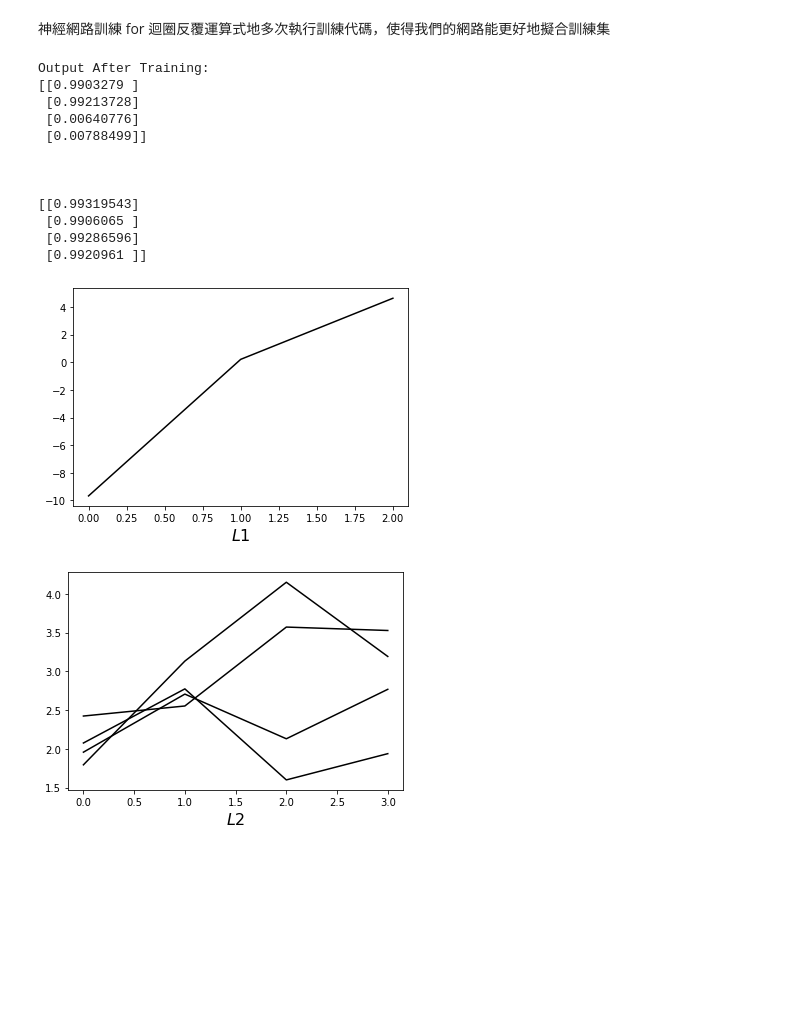
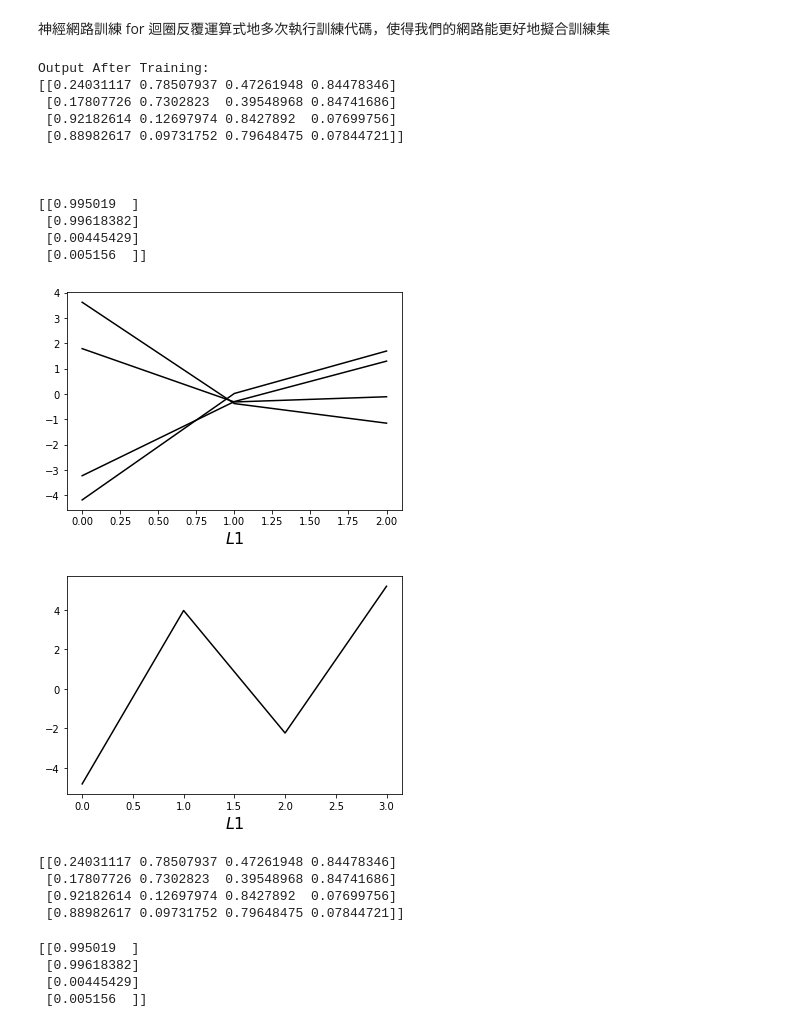
Before and after one commit to YuHsunWang/ML100day, a Jupyter notebook: Day_075_Back_Propagation_HW.ipynb, the cells around one changed output. Saved outputs shown, nothing was run; the diff lists cells and outputs as text; code cells hidden in the pictures; blank space fills up the shorter version.

```diff
--- a/Day_075_Back_Propagation_HW.ipynb
+++ b/Day_075_Back_Propagation_HW.ipynb
@@ -39,9 +39,9 @@ np.random.seed(1)
 #但每次開始訓練時，得到的權重初始集分佈都是完全一致的。
 
 # initialize weights randomly with mean 0
-syn0 = 2*np.random.random((3,1)) - 1
+syn0 = 2*np.random.random((3,4)) - 1
 # define syn1
-syn1 = 3*np.random.random((4,4)) - 1
+syn1 = 3*np.random.random((4,1)) - 1
 iter = 0
 #該神經網路權重矩陣的初始化操作。
 #用 “syn0” 來代指 (即“輸入層-第一層隱層”間權重矩陣）
@@ -54,9 +54,10 @@ for 迴圈反覆運算式地多次執行訓練代碼，使得我們的網路能
 # %%
 for iter in range(10000):
     # forward propagation
-    l0 = X #(4*3)
-    l1 = nonlin(np.dot(l0,syn0)) #(4*1)
-    l2 = nonlin(np.dot(l1.T,syn1)).T #(4*1)
+    l0 = X #4x3
+    l1 = nonlin(np.dot(l0,syn0)) #4*4
+    l2 = nonlin(np.dot(l1,syn1)) #4*1
+
     '''
     新增
     l2_error 該值說明了神經網路預測時“丟失”的數目。
@@ -64,50 +65,64 @@ for iter in range(10000):
     '''
 
     # how much did we miss?
-    l1_error = y - l1 #(4*1)
-    l2_error = y - l2 #(4*1)
+    l1_error = l2_delta.dot(syn1.T)
+    l2_error = y - l2
+
     # multiply how much we missed by the
     # slope of the sigmoid at the values in l1
     l1_delta = l1_error * nonlin(l1,True)
     l2_delta = l2_error * nonlin(l2,True)
+
     # update weights
     syn0 += np.dot(l0.T,l1_delta)
-    # syn1 update weights
     syn1 += np.dot(l1.T,l2_delta)
+     # syn1 update weights
+    syn1_history.append(syn1)
+    syn0_history.append(syn0)
 print("Output After Training:")
 print(l1)
 print("\n\n")
 print(l2)
 # %% [output]
 Output After Training:
-[[0.9903279 ]
- [0.99213728]
- [0.00640776]
- [0.00788499]]
+[[0.24031117 0.78507937 0.47261948 0.84478346]
+ [0.17807726 0.7302823  0.39548968 0.84741686]
+ [0.92182614 0.12697974 0.8427892  0.07699756]
+ [0.88982617 0.09731752 0.79648475 0.07844721]]
 
 
 
-[[0.99319543]
- [0.9906065 ]
- [0.99286596]
- [0.9920961 ]]
+[[0.995019  ]
+ [0.99618382]
+ [0.00445429]
+ [0.005156  ]]
 # %%
 import matplotlib.pyplot as plt
 %matplotlib inline
-#適用於 Jupyter Notebook, 宣告直接在cell 內印出執行結果
+
 
 plt.plot(syn0_history[0], ms=3, lw=1.5, color='black')
 plt.xlabel(r'$L1$', fontsize=16)
 plt.show()
 # %% [output]
-[figure, old version]
+[figure, new version]
 # %%
-import matplotlib.pyplot as plt
-%matplotlib inline
-#適用於 Jupyter Notebook, 宣告直接在cell 內印出執行結果
-
 plt.plot(syn1_history[0], ms=3, lw=1.5, color='black')
-plt.xlabel(r'$L2$', fontsize=16)
+plt.xlabel(r'$L1$', fontsize=16)
 plt.show()
 # %% [output]
-[figure, old version]
+[figure, new version]
+# %%
+print(l1)
+# %% [output]
+[[0.24031117 0.78507937 0.47261948 0.84478346]
+ [0.17807726 0.7302823  0.39548968 0.84741686]
+ [0.92182614 0.12697974 0.8427892  0.07699756]
+ [0.88982617 0.09731752 0.79648475 0.07844721]]
+# %%
+print(l2)
+# %% [output]
+[[0.995019  ]
+ [0.99618382]
+ [0.00445429]
+ [0.005156  ]]
```
Also changed, not shown: parts of 1 cell of this notebook.
